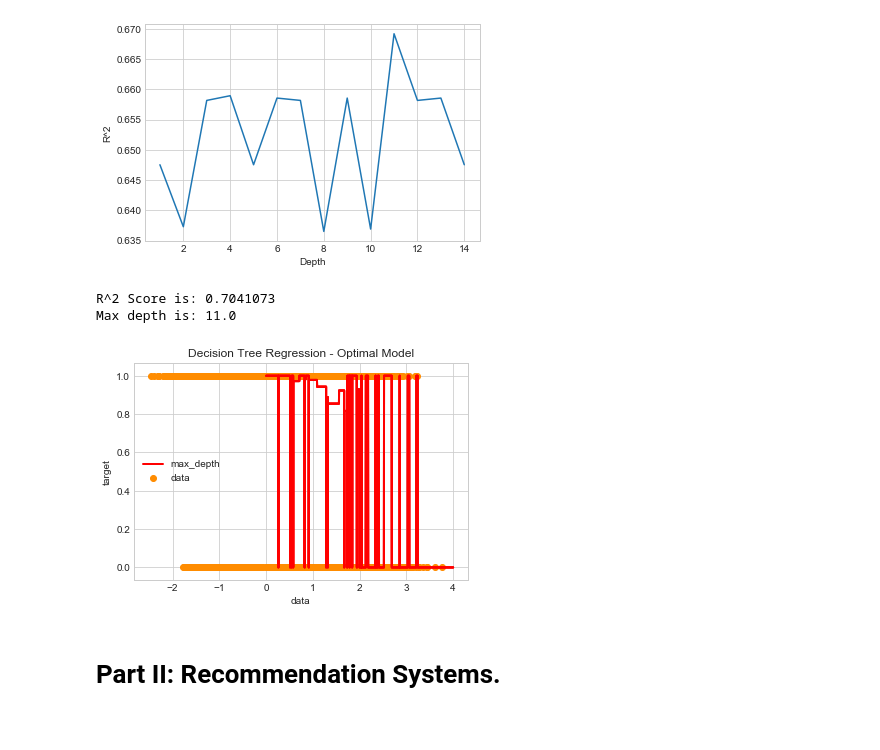
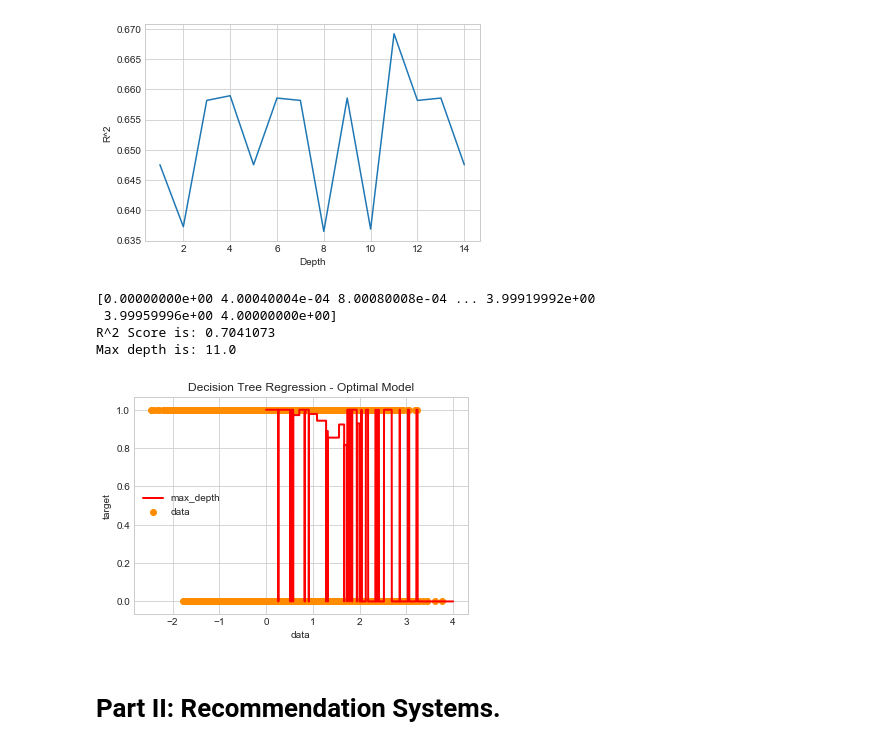
Before and after one commit to Columbia-Intro-Data-Science/python-introduction-puthes, a Jupyter notebook: Homework3.ipynb, the cells around one changed output. Cells and saved outputs as stored; diff of their text form; code cells hidden in the pictures.

```diff
--- a/Homework3.ipynb
+++ b/Homework3.ipynb
@@ -565,34 +565,34 @@ print (n_opt)
 # %%
 regr_opt = DecisionTreeRegressor(max_depth=n_opt)
 regr_opt.fit(X2, y2)
 X_test1 = numpy.linspace(0.0, 4.0, len(X2))[:, numpy.newaxis]
 a=numpy.concatenate((X_test1, X_test1,X_test1,X_test1), axis=1)
 y_0 = regr_opt.predict(a)
 
 score1=regr_opt.score(X2, y2)
 
 
-
+print (a[:,0])
 print('R^2 Score is: %.7f' % score1)
 print('Max depth is: %.1f' % n_opt)
 plt.scatter(X2[:,0], y2, c="darkorange",label="data")
 plt.scatter(X2[:,1], y2, c="darkorange")
 plt.scatter(X2[:,2], y2, c="darkorange")
 plt.scatter(X2[:,3], y2, c="darkorange")
 plt.plot(a[:,0], y_0, color="red", label="max_depth", linewidth=2)
-plt.plot(a[:,1], y_0, color="red", linewidth=2)
-plt.plot(a[:,2], y_0, color="red", linewidth=2)
-plt.plot(a[:,3], y_0, color="red",linewidth=2)
+
 plt.xlabel("data")
 plt.xlabel("data")
 plt.ylabel("target")
 plt.title("Decision Tree Regression - Optimal Model")
 plt.legend()
 plt.show()
 # %% [output]
+[0.00000000e+00 4.00040004e-04 8.00080008e-04 ... 3.99919992e+00
+ 3.99959996e+00 4.00000000e+00]
 R^2 Score is: 0.7041073
 Max depth is: 11.0
-[figure, old version]
+[figure, new version]
 # %% [markdown]
 # Part II: Recommendation Systems.
 # %% [markdown]
```
Also changed, not shown: parts of 5 cells of this notebook.
